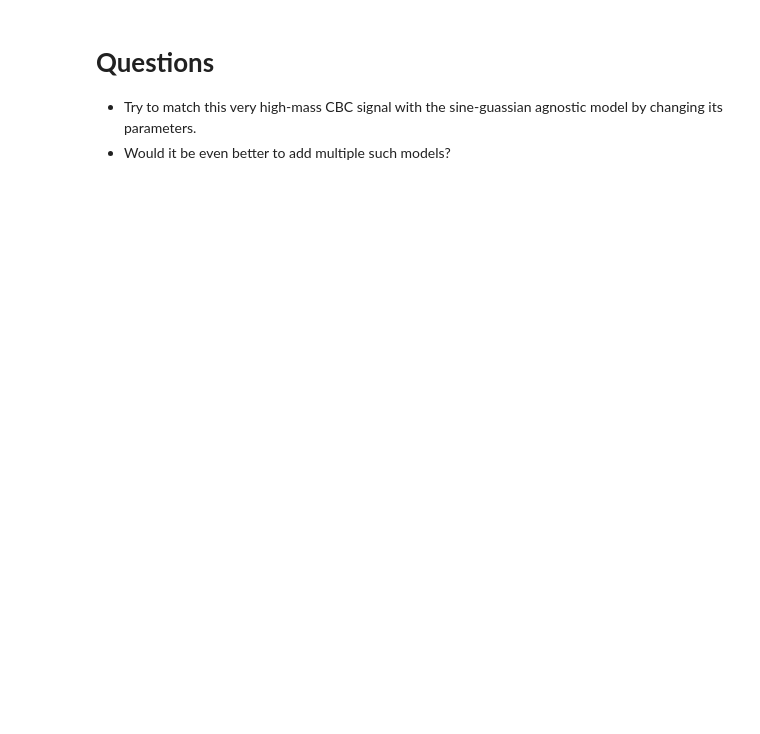
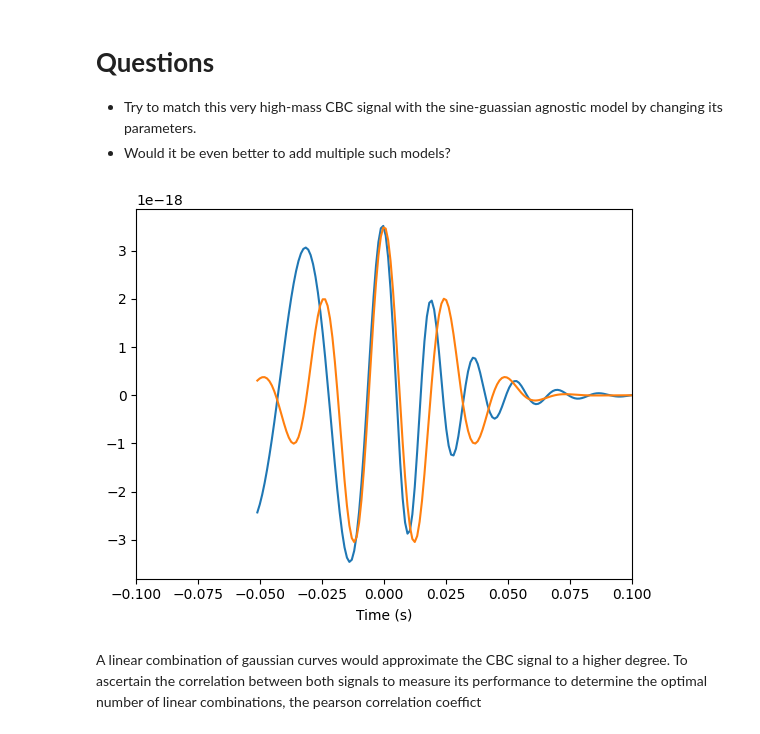
Before and after one commit to hjornskar-ctrl/dim-clem, a Jupyter notebook: chapter2.ipynb, the cells around one changed output. Cells and saved outputs as stored; diff of their text form; code cells hidden in the pictures; blank space fills up the shorter version.

```diff
--- a/chapter2.ipynb
+++ b/chapter2.ipynb
@@ -272,3 +329,23 @@ plt.xlabel('Time (s)');
 # **Questions**
 - Try to match this very high-mass CBC signal with the sine-guassian agnostic model by changing its parameters.
 - Would it be even better to add multiple such models?
+# %%
+m1 = 150. # Solar masses
+m2 = 150. # Solar masses
+
+hp, hc = get_td_waveform(approximant="SEOBNRv4_opt",
+                         mass1=m1,
+                         mass2=m2,
+                         delta_t=1./1024.,
+                         f_lower=20)
+
+plt.plot(hp.sample_times, hp)
+
+plt.plot(hp.sample_times, gausspulse(hp.sample_times, fc=40, bw=0.4)*3.5e-18) # bw=Fractional bandwidth in frequency domain of pulse, fc=Center frequency
+plt.xlim(-0.1,0.1)
+
+plt.xlabel('Time (s)');
+# %% [output]
+[figure, added]
+# %% [markdown]
+A linear combination of gaussian curves would approximate the CBC signal to a higher degree. To ascertain the correlation between both signals to measure its performance to determine the optimal number of linear combinations, the pearson correlation coeffict
```
Also changed, not shown: parts of 17 cells of this notebook.
